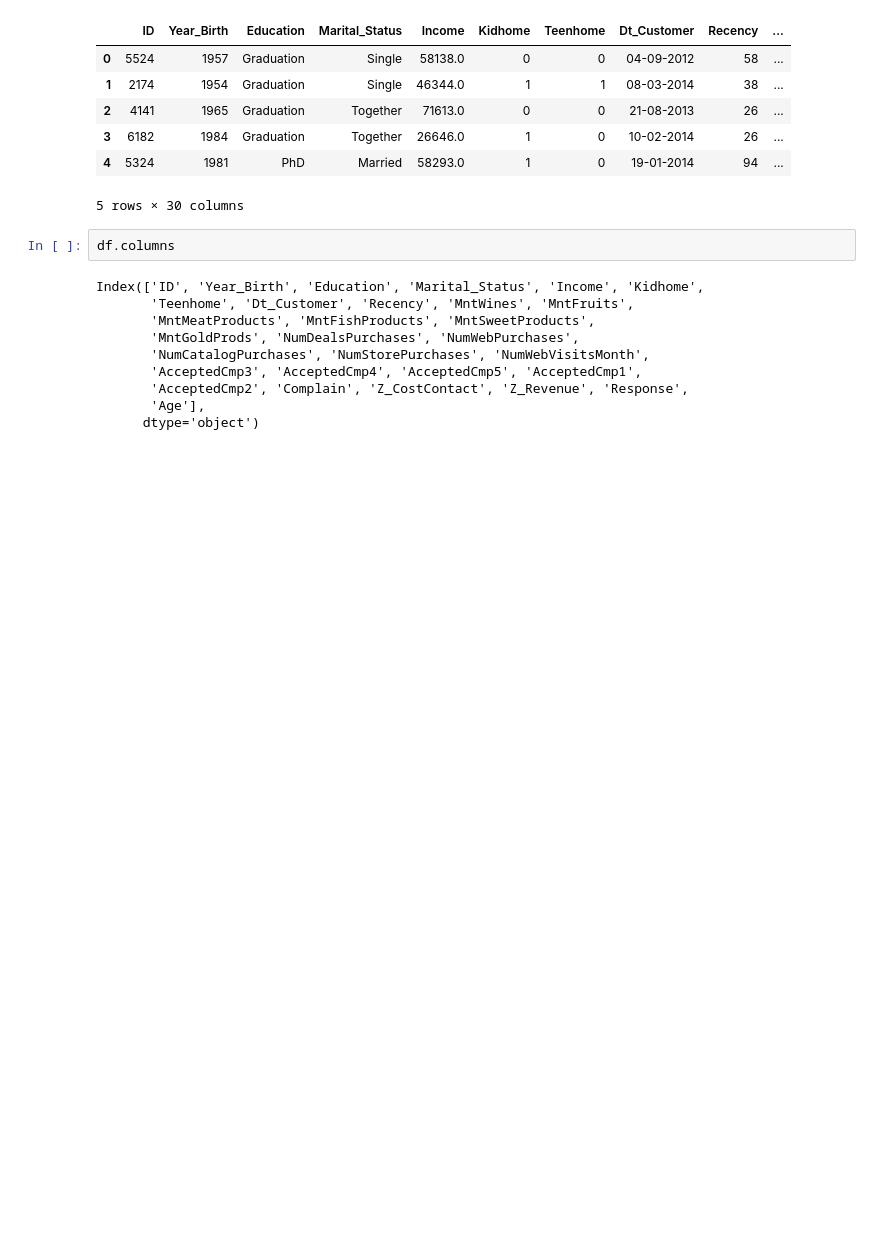
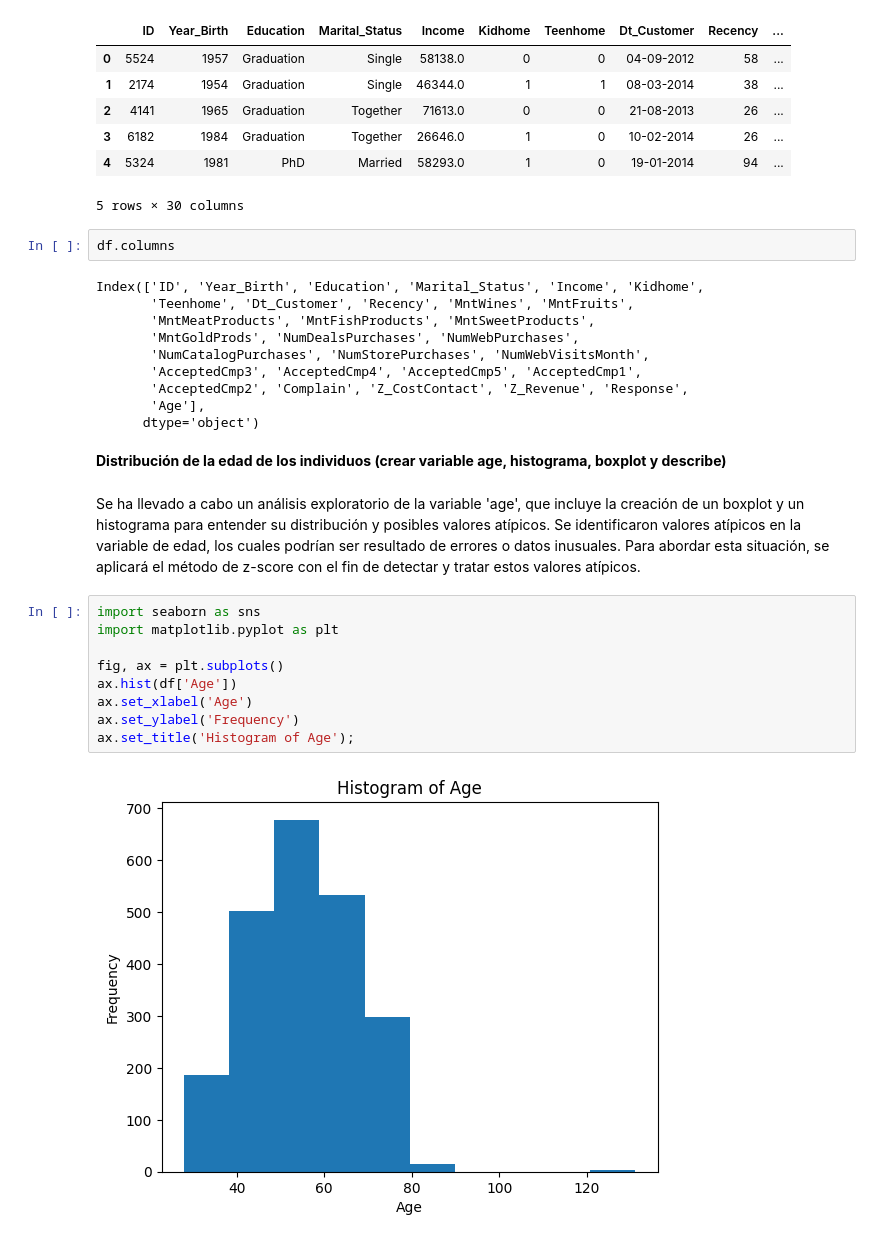
Before and after one commit to Martain24/TFM, a Jupyter notebook: primer_dataset/train_MV.ipynb, the cells around one changed output. Drawn from its saved outputs; the diff is of its cells as text; blank space fills up the shorter version.

```diff
--- a/primer_dataset/train_MV.ipynb
+++ b/primer_dataset/train_MV.ipynb
@@ -840,3 +842,18 @@ Index(['ID', 'Year_Birth', 'Education', 'Marital_Status', 'Income', 'Kidhome',
        'AcceptedCmp2', 'Complain', 'Z_CostContact', 'Z_Revenue', 'Response',
        'Age'],
       dtype='object')
+# %% [markdown]
+**Distribución de la edad de los individuos (crear variable age, histograma, boxplot y describe)**
+# %% [markdown]
+Se ha llevado a cabo un análisis exploratorio de la variable 'age', que incluye la creación de un boxplot y un histograma para entender su distribución y posibles valores atípicos. Se identificaron valores atípicos en la variable de edad, los cuales podrían ser resultado de errores o datos inusuales. Para abordar esta situación, se aplicará el método de z-score con el fin de detectar y tratar estos valores atípicos.
+# %%
+import seaborn as sns
+import matplotlib.pyplot as plt
+
+fig, ax = plt.subplots()
+ax.hist(df['Age'])
+ax.set_xlabel('Age')
+ax.set_ylabel('Frequency')
+ax.set_title('Histogram of Age');
+# %% [output]
+[figure, added]
```
Also changed, not shown: parts of 49 cells of this notebook, 1 other file.
